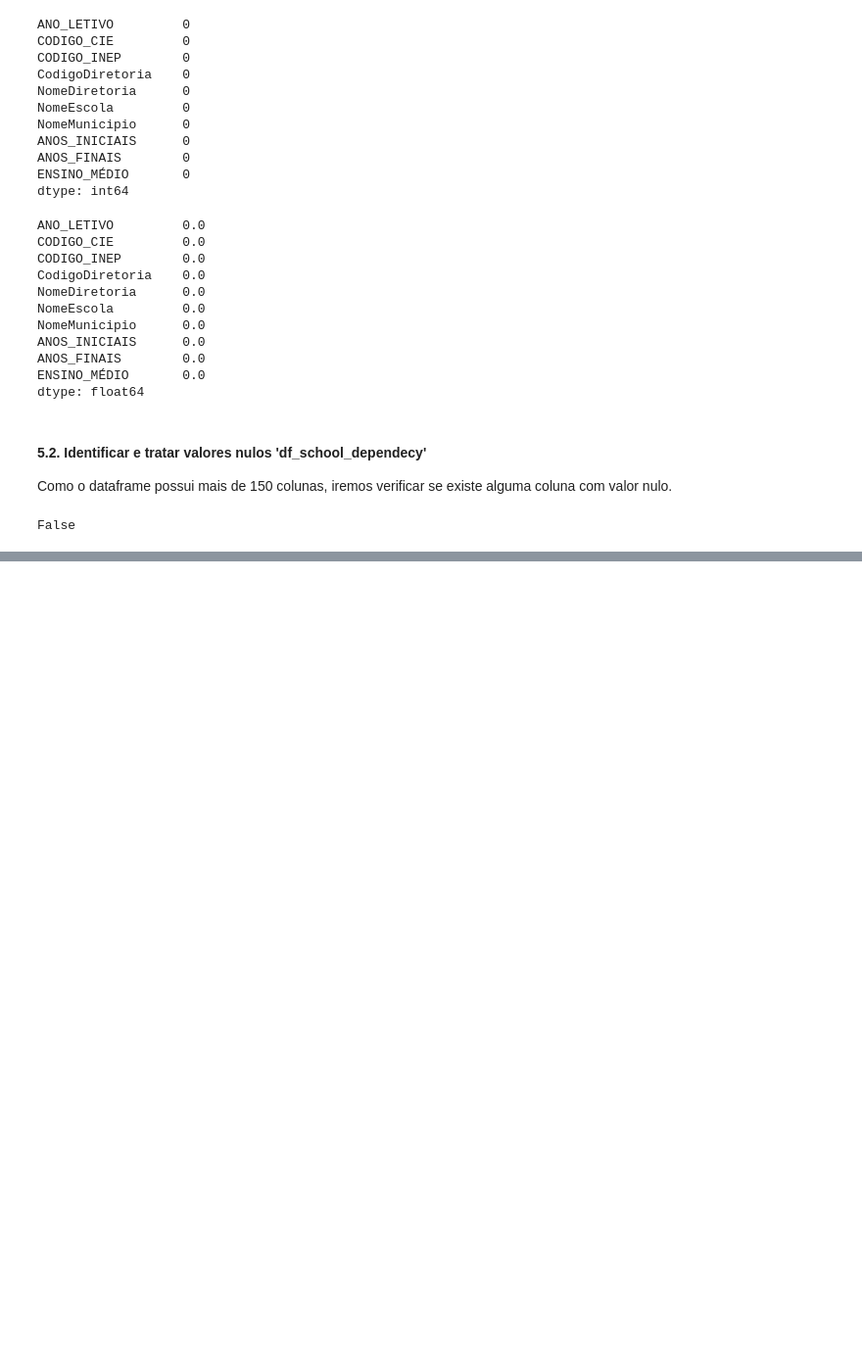
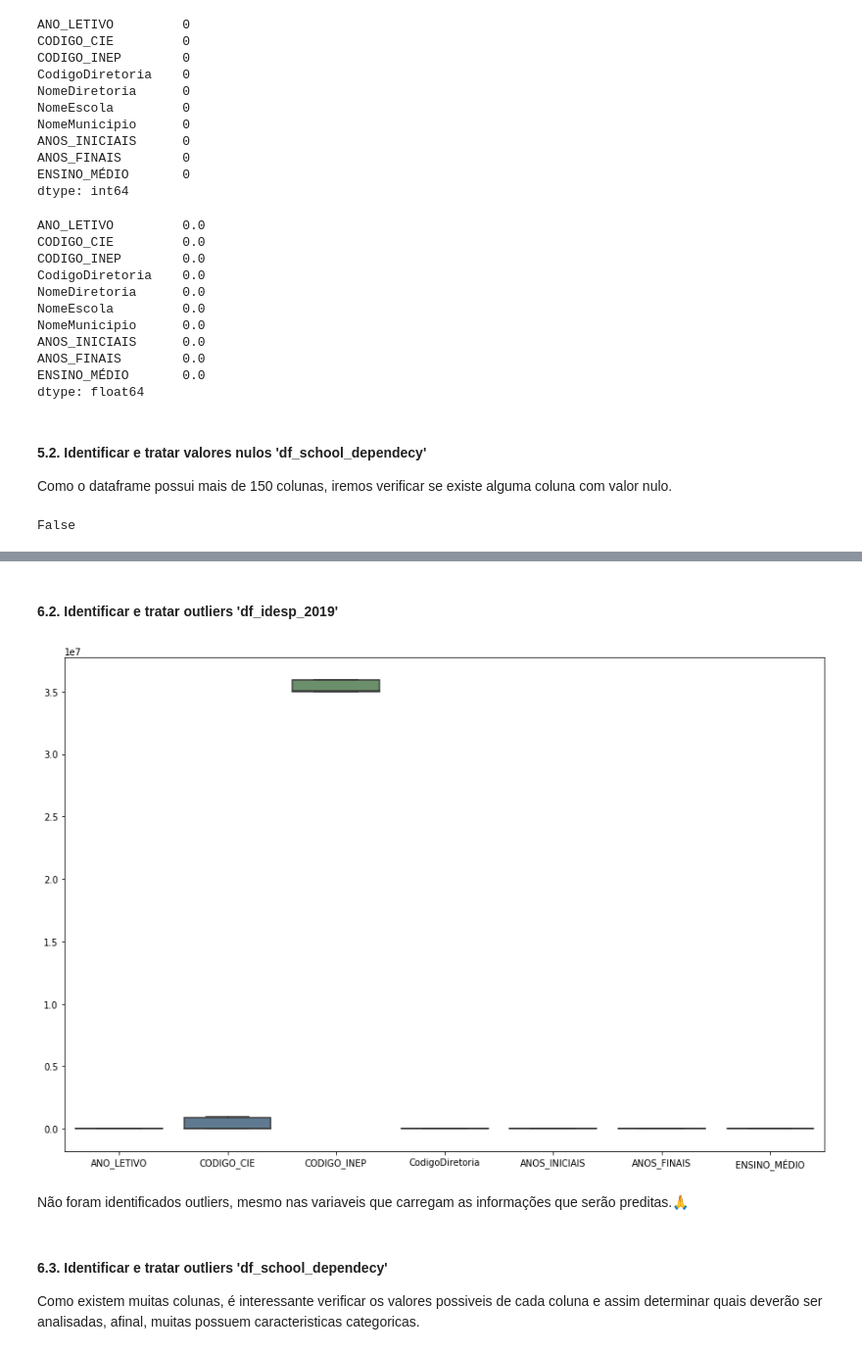
Before and after one commit to Joao-TheCosmosIsInfinite/FIA_TCC, a Jupyter notebook: notebooks/entrega2_Post12_joaoPaulo.ipynb, the cells around one changed output, grey strips where cells are left out. Shown at 98% size. Cells and saved outputs as stored; diff of their text form; code cells hidden in the pictures; blank space fills up the shorter version.

```diff
--- a/notebooks/entrega2_Post12_joaoPaulo.ipynb
+++ b/notebooks/entrega2_Post12_joaoPaulo.ipynb
@@ -364,0 +410,26 @@ False
+# %% [markdown]
+<a id = 'head4_outlier_idesp_2019'></a>
+<h4>6.2. Identificar e tratar outliers 'df_idesp_2019'</h4>
+# %%
+## Tamanho da figura
+plt.figure(figsize = (15,10))
+
+## Paleta de cores
+sns_my_palete_01 = sns.color_palette('Set1',
+                                     n_colors = 8,
+                                     desat = 0.5)
+
+## Criação do objeto referente a plotagem
+ax = sns.boxplot(data = df_idesp_2019,
+                 palette = sns_my_palete_01 )
+
+## Exibir gráfico
+plt.show()
+# %% [output]
+[figure, added]
+# %% [markdown]
+<p>Não foram identificados outliers, mesmo nas variaveis que carregam as informações que serão preditas.🙏</p>
+# %% [markdown]
+<a id = 'head4_outlier_school_dependency'></a>
+<h4>6.3. Identificar e tratar outliers 'df_school_dependecy'</h4>
+<p>Como existem muitas colunas, é interessante verificar os valores possiveis de cada coluna e assim determinar quais deverão ser analisadas, afinal, muitas possuem caracteristicas categoricas.</p>
```
Also changed, not shown: parts of 13 cells of this notebook.
